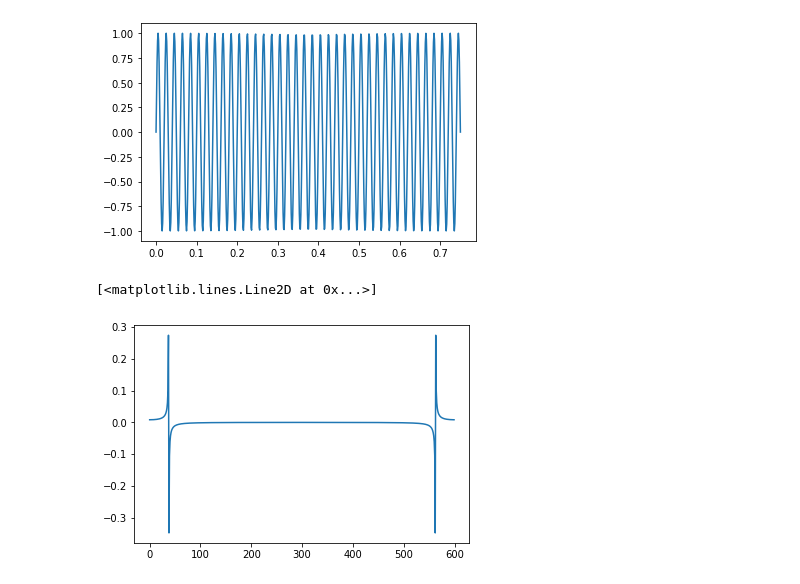
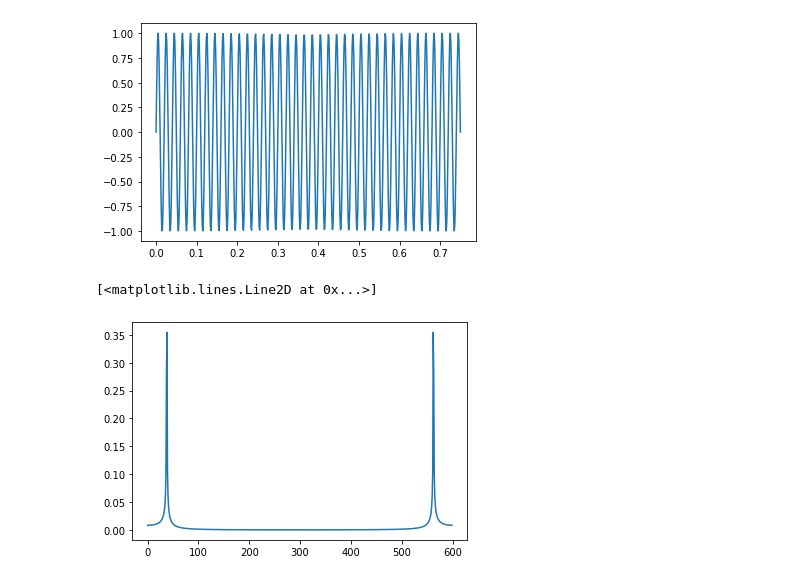
Before and after one commit to Yousousen/pulsar_analysis, a Jupyter notebook: scripts/ipynb.ipynb, the cells around one changed output. Cells and saved outputs as stored; diff of their text form; code cells hidden in the pictures.

```diff
--- a/scripts/ipynb.ipynb
+++ b/scripts/ipynb.ipynb
@@ -68,7 +68,8 @@ plt.plot(xvals, sin)
 [<matplotlib.lines.Line2D at 0x...>]
 [figure]
 # %%
-plt.plot(np.fft.fft(sin)/len(sin))
+#plt.plot(np.fft.fft(sin)/len(sin))
+plt.plot(abs(np.fft.fft(sin)/len(sin)))
 # %% [output]
 [<matplotlib.lines.Line2D at 0x...>]
-[figure, old version]
+[figure, new version]
```
Also changed, not shown: parts of 10 cells of this notebook.
